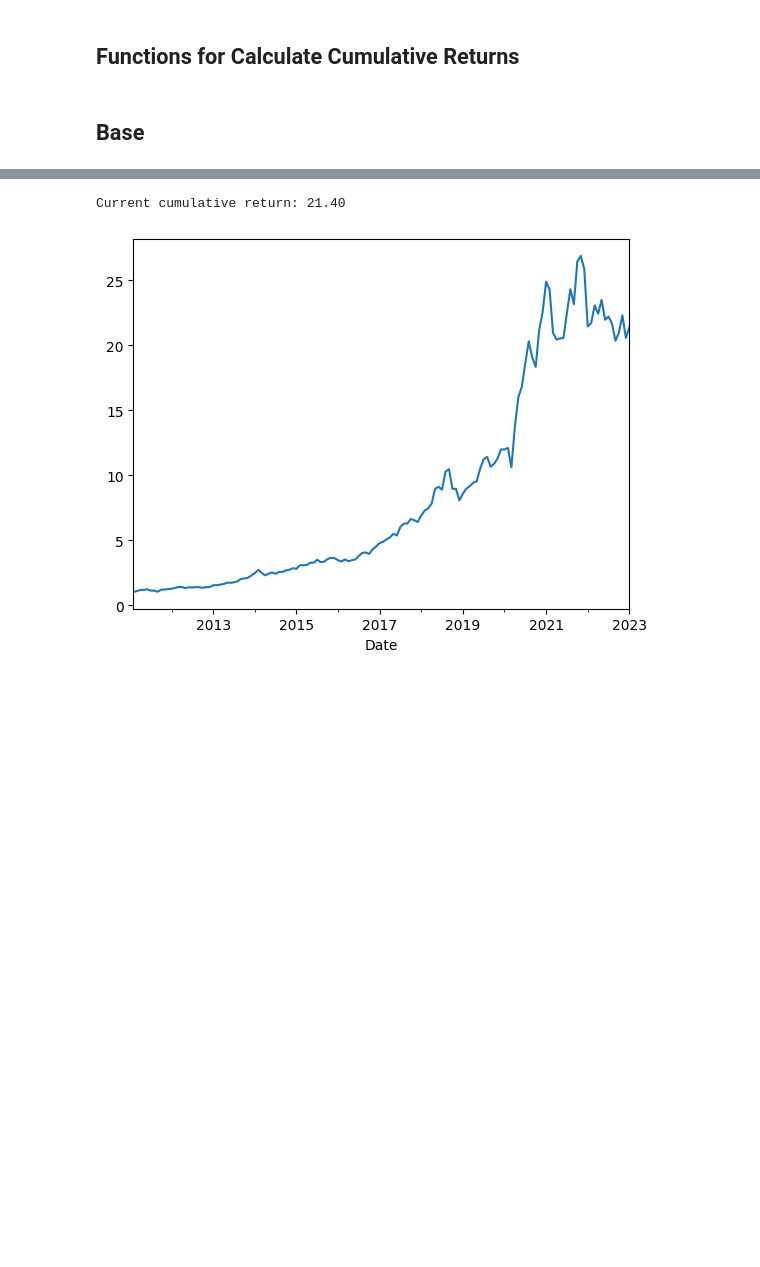
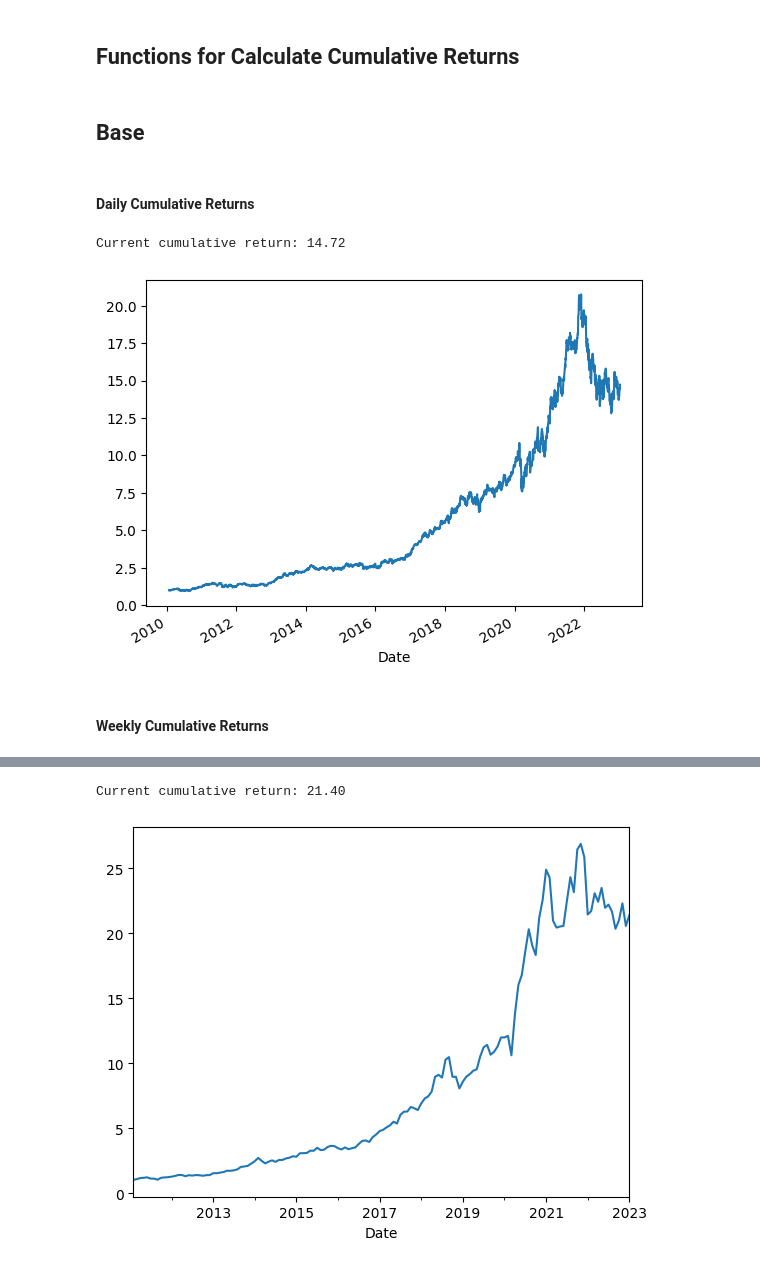
Before and after one commit to zhx281/stocks, a Jupyter notebook: notebooks/04-momentum.ipynb, the cells around one changed output, grey strips where cells are left out. Cells and saved outputs as stored; diff of their text form; code cells hidden in the pictures; blank space fills up the shorter version.

Commit message:
Calculate base cumulative returns

```diff
--- a/notebooks/04-momentum.ipynb
+++ b/notebooks/04-momentum.ipynb
@@ -78,3 +78,17 @@ def plot_results(results):
     ret_df.cumprod().plot()
 # %% [markdown]
 ## Base
+# %% [markdown]
+#### Daily Cumulative Returns
+# %%
+adj_close = df["Adj Close"]
+d_pct = (adj_close / adj_close.shift(1)).iloc[1:]
+# %%
+results = cal_returns(d_pct)
+# %%
+plot_results(results)
+# %% [output]
+Current cumulative return: 14.72
+[figure, added]
+# %% [markdown]
+#### Weekly Cumulative Returns
```
Also changed, not shown: parts of 6 cells of this notebook.
